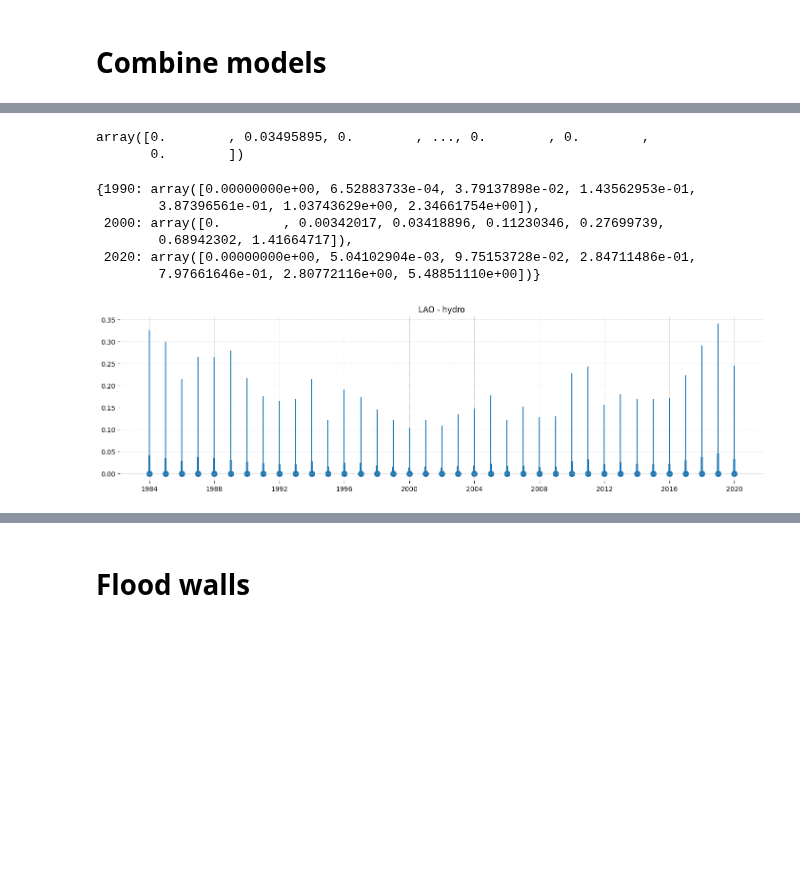
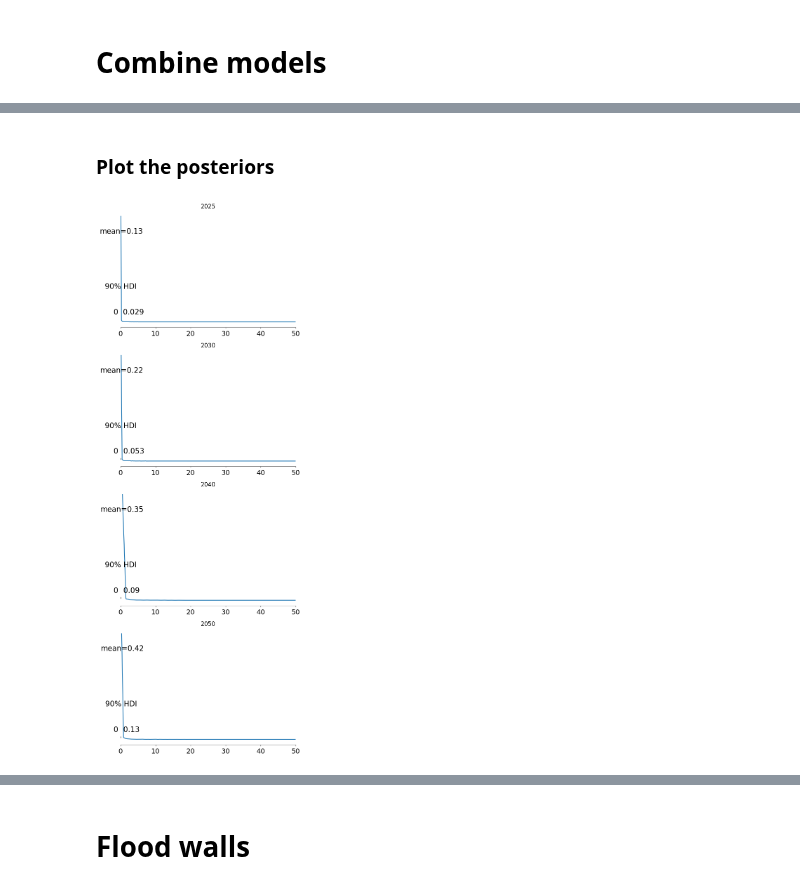
Before and after one commit to jessegrabowski/laos-climate-change, a Jupyter notebook: notebooks/final_paper/04_damage_curves.ipynb, the cells around one changed output, grey strips where cells are left out. Drawn from its saved outputs; the diff is of its cells as text; code cells hidden in the pictures; blank space fills up the shorter version.

```diff
--- a/notebooks/final_paper/04_damage_curves.ipynb
+++ b/notebooks/final_paper/04_damage_curves.ipynb
@@ -569,10 +558,32 @@ Sampling: [y_hat_damages, y_hat_n_events, year_offset_new]
 [interactive output not drawn]
 [interactive output not drawn]
-# %%
-idata_post_combined.posterior_predictive.damages_curves.sel(obs_iso='LAO',obs_year = pd.to_datetime('1990-01-01 00:00:00')).values.ravel()
-# %% [output]
-array([0.        , 0.03495895, 0.        , ..., 0.        , 0.        ,
-       0.        ])
+# %% [markdown]
+### Plot the posteriors
+# %%
+years_predictions = [ pd.to_datetime('2025-01-01 00:00:00'),
+                    pd.to_datetime('2030-01-01 00:00:00'),
+                    pd.to_datetime('2040-01-01 00:00:00'),
+                    pd.to_datetime('2050-01-01 00:00:00')]
+
+
+n = len(years_predictions)
+fig, axes = plt.subplots(n, 1, figsize=(6, 4 * n) , sharex=True)  # (rows, cols)
+for year, m in zip(years_predictions, range(0, n+1)):
+    az.plot_posterior( idata_post_combined.posterior_predictive.damages_curves.sel(obs_iso='LAO',obs_year = year),
+                      var_names= ["damages_curves"],
+                     ax = axes[m],
+                     hdi_prob = 0.9)
+    axes[m].set_xlim(0, 50)
+    year_ = year.year
+    axes[m].set_title(f"{year_}")
+
+# for a in [0,1,2,3]:
+#     axes[a].xaxis.set_visible(False) # Remove tick labels
+#     axes[a].xaxis.set_visible(False)
+
+plt.tight_layout()
+# %% [output]
+[figure, added]
 # %%
 from scipy import interpolate
 
@@ -598,13 +626,0 @@ for year in [ pd.to_datetime('1990-01-01 00:00:00'),
-# %%
-computed_ry_damage
-# %% [output]
-{1990: array([0.00000000e+00, 6.52883733e-04, 3.79137898e-02, 1.43562953e-01,
-        3.87396561e-01, 1.03743629e+00, 2.34661754e+00]),
- 2000: array([0.        , 0.00342017, 0.03418896, 0.11230346, 0.27699739,
-        0.68942302, 1.41664717]),
- 2020: array([0.00000000e+00, 5.04102904e-03, 9.75153728e-02, 2.84711486e-01,
-        7.97661646e-01, 2.80772116e+00, 5.48851110e+00])}
-# %%
-damage_plot( iso = 'LAO', idata= idata_post_combined, var_name= 'y_hat_damages' )
-# %% [output]
-[figure, removed]
```
Also changed, not shown: parts of 12 cells of this notebook, 1 other file.
